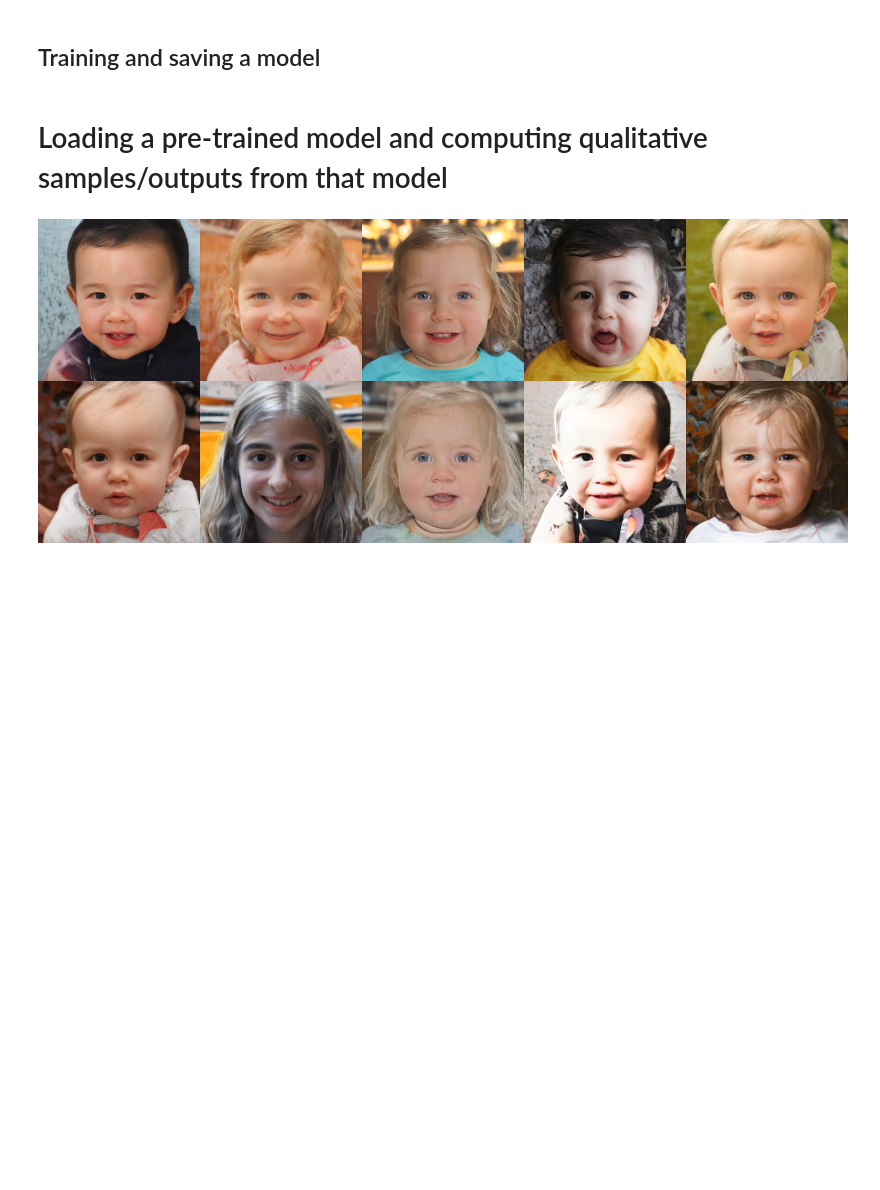
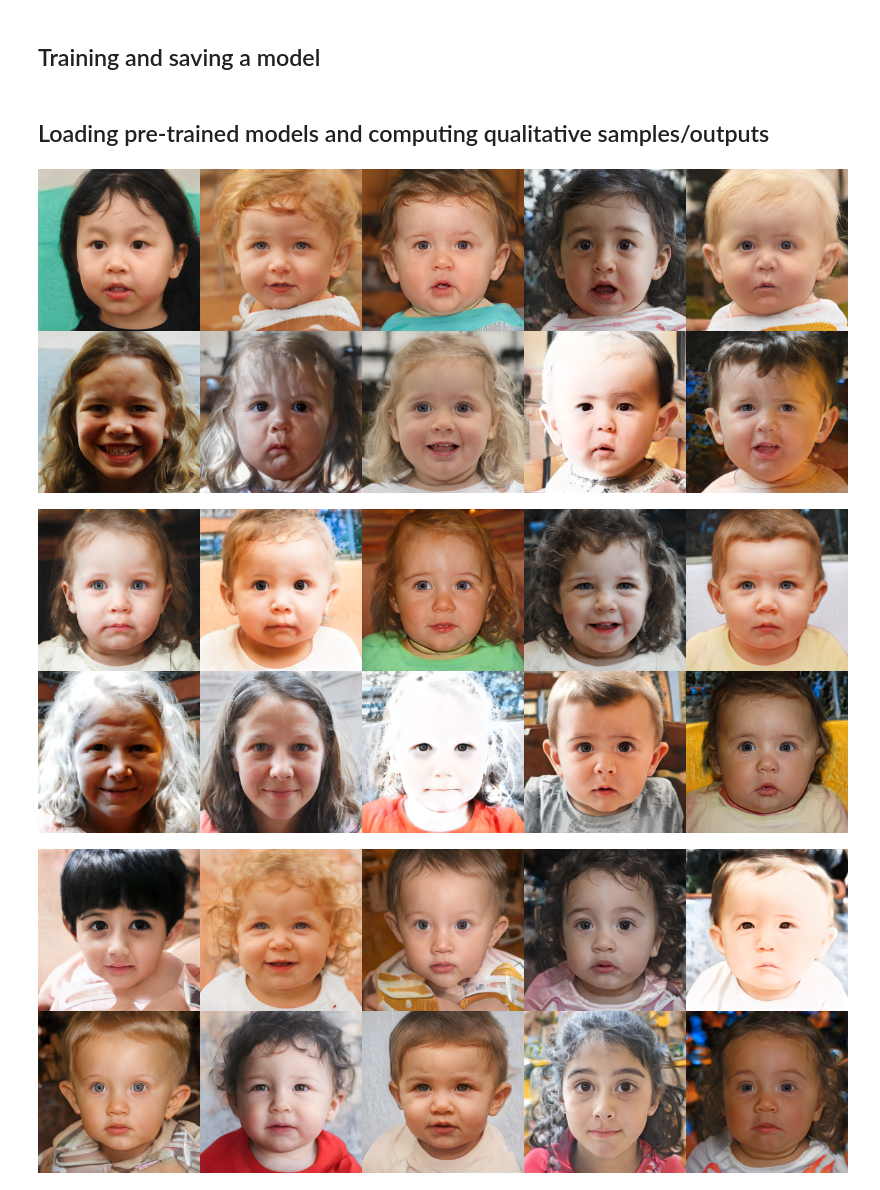
Before and after one commit to erceguder/inference-time-latent-code-learning, a Jupyter notebook: main.ipynb, the cells around one changed output. Saved outputs shown, nothing was run; the diff lists cells and outputs as text; code cells hidden in the pictures; blank space fills up the shorter version.

```diff
--- a/main.ipynb
+++ b/main.ipynb
@@ -50,7 +56,7 @@ max_iters = 50
 # %% [markdown]
 ## Training and saving a model
 # %%
-def train(device, n_imgs=10):
+def train(exp, device, n_imgs=10):
     generator = Generator(size=resolution, style_dim=w_size, n_mlp=n_mlp).to(device)
     discriminator = Discriminator(size=resolution).to(device)
     latent_learner = LatentLearner().to(device)
@@ -104,7 +110,7 @@ def train(device, n_imgs=10):
 
     bar = tqdm(range(max_iters), dynamic_ncols=True)
 
-    # 150 iterations
+    # training loop
     for iter_ in bar:
         idx = np.random.choice(n_imgs, size=adv_bs, replace = adv_bs>n_imgs)
 
@@ -132,7 +138,7 @@ def train(device, n_imgs=10):
 
         fake_scores = discriminator(samples)
 
-        g_loss = 5 * (1 - iter_/max_iters) * loss.g_nonsaturating_loss(fake_scores)
+        g_loss = g_loss_coeff(iter_) * loss.g_nonsaturating_loss(fake_scores)
 
         # optimization step on latent learner
         latent_learner_opt.zero_grad()
@@ -149,7 +155,7 @@ def train(device, n_imgs=10):
 
         samples, _ = generator([w], input_is_latent=True)
 
-        style_loss = 50 * loss.style_loss(subnetworks, style_norm(imgs), style_norm(samples))
+        style_loss = style_loss_coeff * loss.style_loss(subnetworks, style_norm(imgs), style_norm(samples))
 
         latent_learner_opt.zero_grad()
         style_loss.backward()
@@ -157,11 +163,13 @@ def train(device, n_imgs=10):
 
         bar.set_description(f"d_loss: {d_loss.cpu():.2f}, g_loss: {g_loss.cpu():.2f}, style_loss: {style_loss:.2f}")
 
-        if (iter_+1) % 50 == 0:
-            utils.save_samples(dataset.x.to(device), generator, latent_learner, iter_+1)
+        if (iter_+1) % sample_freq == 0:
+            utils.save_samples(exp, dataset.x.to(device), generator, latent_learner, exp)
 
     return dataset.x.to(device), latent_learner, generator
 # %%
 device = "cuda" if torch.cuda.is_available() else "cpu"
 # %%
-noise, latent_learner, generator = train(device, n_imgs=10)
+for experiment in range(no_experiments):
+    noise, latent_learner, generator = train(experiment, device, n_imgs=10)
+    utils.save(experiment, generator, latent_learner, noise)
@@ -170,24 +176,27 @@ utils.save(generator, latent_learner, noise)
 # %% [markdown]
-# Loading a pre-trained model and computing qualitative samples/outputs from that model
+## Loading pre-trained models and computing qualitative samples/outputs
 # %%
-generator = Generator(size=resolution, style_dim=w_size, n_mlp=n_mlp).to(device)
-generator.load_state_dict(torch.load("ckpts/generator.pt"))
-generator.eval()
+with torch.no_grad():
+    for experiment in range(no_experiments):
+        generator = Generator(size=resolution, style_dim=w_size, n_mlp=n_mlp).to(device)
+        generator.load_state_dict(torch.load(f"ckpts/generator_{experiment}.pt"))
+        generator.eval()
 
-latent_learner = LatentLearner().to(device)
-latent_learner.load_state_dict(torch.load("ckpts/latent_learner.pt"))
+        latent_learner = LatentLearner().to(device)
+        latent_learner.load_state_dict(torch.load(f"ckpts/latent_learner_{experiment}.pt"))
 
-noise = torch.load("ckpts/noise.pt")
+        noise = torch.load(f"ckpts/noise_{experiment}.pt")
+
+        generator.eval()
+        latent_learner.eval()
+
+        w = latent_learner(noise)
+        samples, _ = generator([w], input_is_latent=True)
+
+        imgs = utils.tensor_to_img(samples)
+
+        display(utils.image_grid(imgs, 2, 5))
+# %% [output]
+[figure, added]
+[figure, added]
+[figure, added]
-# %%
-with torch.no_grad():
-    generator.eval()
-    latent_learner.eval()
-
-    w = latent_learner(noise)
-    samples, _ = generator([w], input_is_latent=True)
-
-    imgs = utils.tensor_to_img(samples)
-
-    display(utils.image_grid(imgs, 2, 5))
-# %% [output]
-[figure, removed]
```
Also changed, not shown: parts of 7 cells of this notebook, 3 other files.
